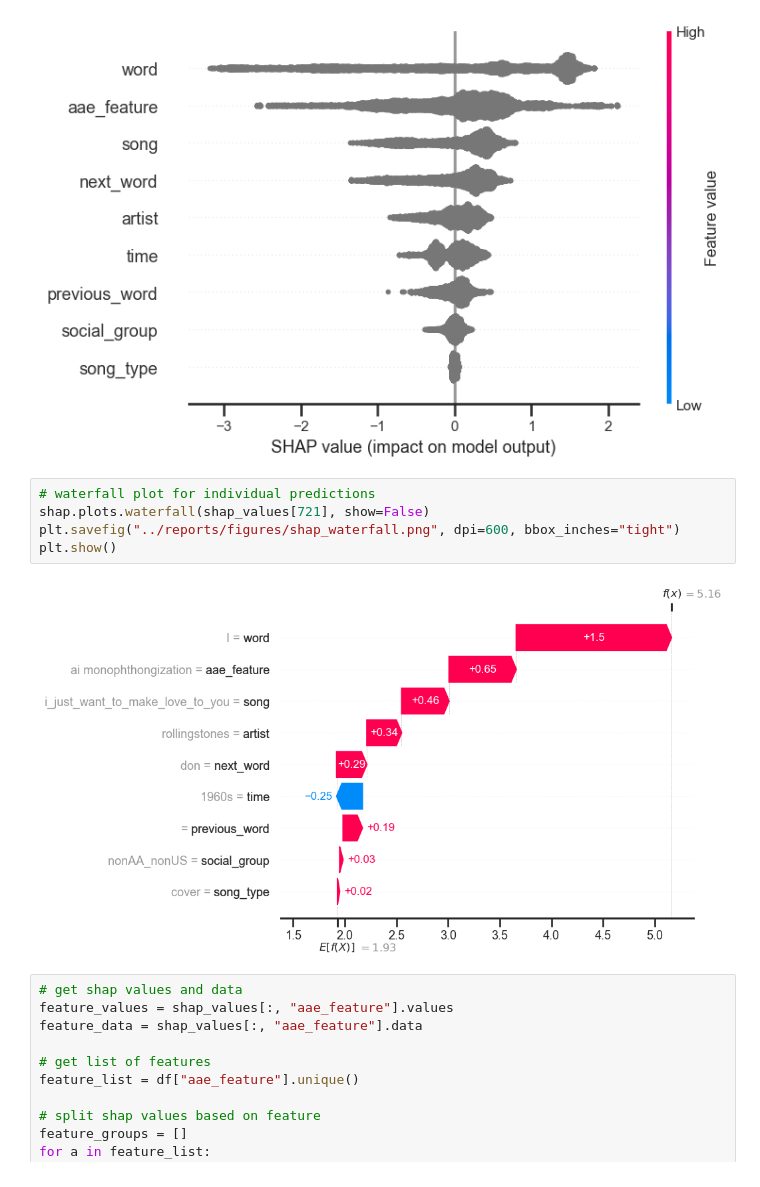
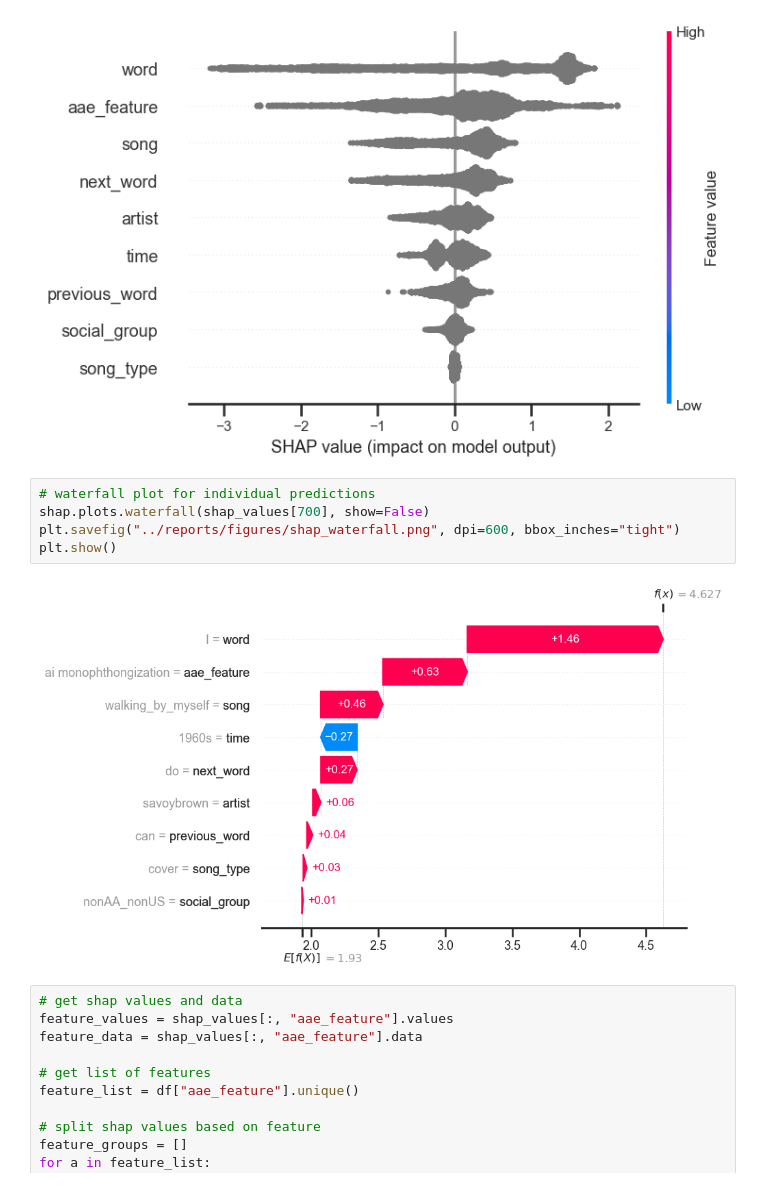
Before and after one commit to romeodetimmerman/aae-in-blues-slx_and_music, a Jupyter notebook: notebooks/3-rdt-shap-explainer.ipynb, the cells around one changed output. Drawn from its saved outputs; the diff is of its cells as text.

Commit message:
fitting new shap waterfall plot

```diff
--- a/notebooks/3-rdt-shap-explainer.ipynb
+++ b/notebooks/3-rdt-shap-explainer.ipynb
@@ -96,11 +96,11 @@ shap.summary_plot(shap_values)
 [figure]
 # %%
 # waterfall plot for individual predictions
-shap.plots.waterfall(shap_values[721], show=False)
+shap.plots.waterfall(shap_values[700], show=False)
 plt.savefig("../reports/figures/shap_waterfall.png", dpi=600, bbox_inches="tight")
 plt.show()
 # %% [output]
-[figure, old version]
+[figure, new version]
 # %%
 # get shap values and data
 feature_values = shap_values[:, "aae_feature"].values
```
Also changed, not shown: 1 other file.
